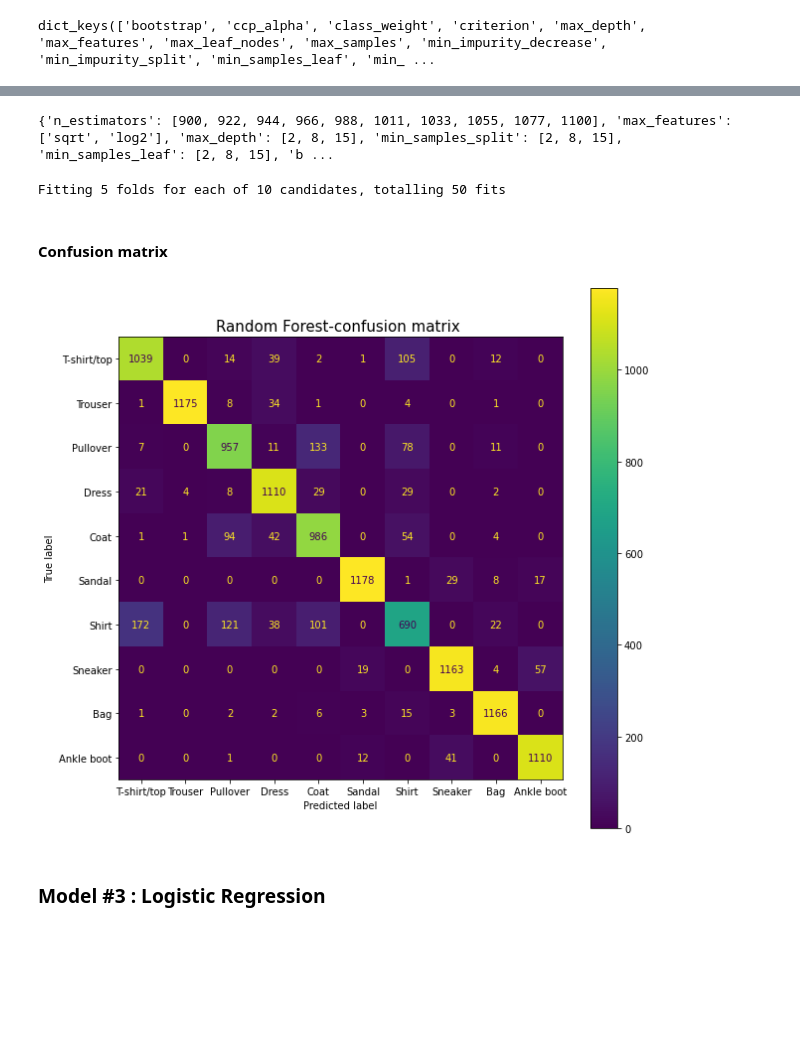
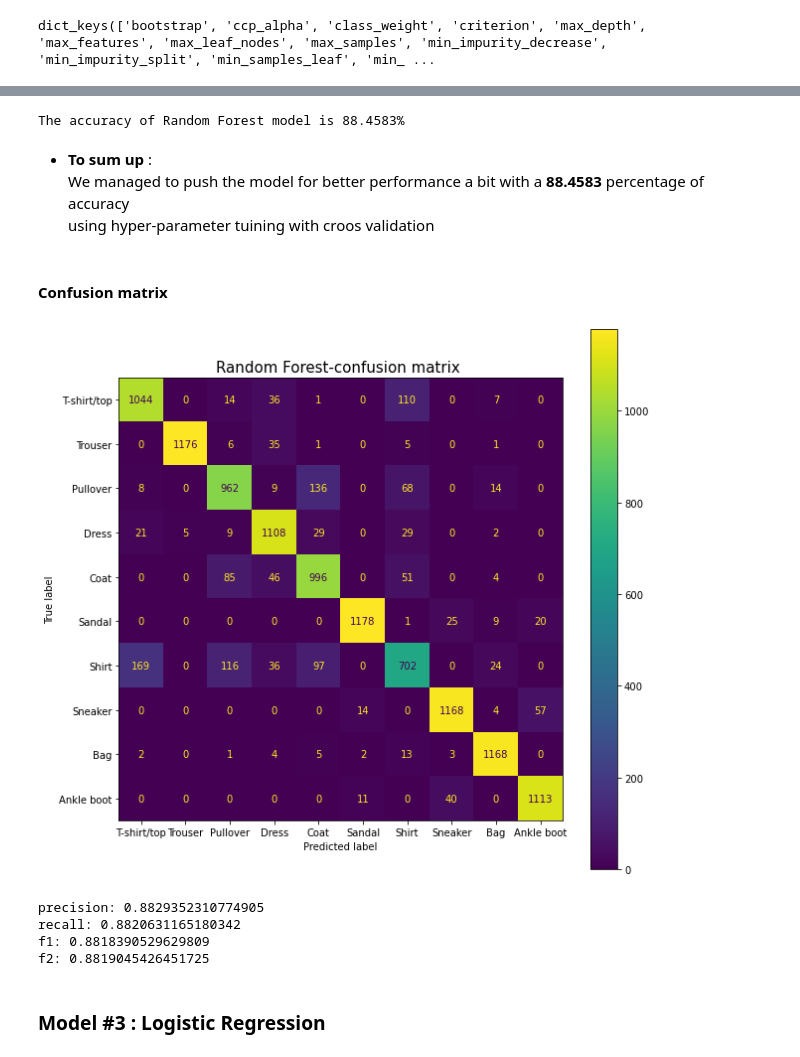
Before and after one commit to tomergozlan/Fashion_Mnist, a Jupyter notebook: fashion_mnist.ipynb, the cells around one changed output, grey strips where cells are left out. Drawn from its saved outputs; the diff is of its cells as text; code cells hidden in the pictures; blank space fills up the shorter version.

```diff
--- a/fashion_mnist.ipynb
+++ b/fashion_mnist.ipynb
@@ -507,0 +547,13 @@ The accuracy of Random Forest model is 88.2333%
+# %%
+n_range = [int(x) for x in np.linspace(start = 100, stop = 2000, num = 10)]
+scores = []
+for n in n_range:
+    random_forest = RandomForestClassifier(n_estimators=n)
+    random_forest.fit(X_train,Y_train)
+    y_predict_random_forest = random_forest.predict(X_test)
+    scores.append(metrics.accuracy_score(Y_test,y_predict_random_forest))
+    print(f"The score for n_estimators = {n} is:", metrics.accuracy_score(Y_test,y_predict_random_forest))
+
+plt.plot(n_range, scores)
+plt.xlabel('Value of n for random forest n_estimators')
+plt.ylabel('Testing Accuracy')
@@ -507,0 +573,6 @@ The accuracy of Random Forest model is 88.2333%
+# %%
+# Search for better n_estimators=2000 randomly choose to get a sense of what's coming after 1000
+random_forest = RandomForestClassifier(n_estimators=2000)
+random_forest.fit(X_train,Y_train)
+y_predict_random_forest = random_forest.predict(X_test)
+print(f"The score for n_estimators = {2000} is:", metrics.accuracy_score(Y_test,y_predict_random_forest))
@@ -519,10 +617,0 @@ min_samples_leaf = [int(x) for x in np.linspace(start = 2, stop = 15, num = 3)]
-# %%
-param_grid = {'n_estimators': n_estimators,
-               'max_features': max_features,
-               'max_depth': max_depth,
-               'min_samples_split': min_samples_split,
-               'min_samples_leaf': min_samples_leaf,
-               'bootstrap': bootstrap}
-print(param_grid)
-# %% [output]
-{'n_estimators': [900, 922, 944, 966, 988, 1011, 1033, 1055, 1077, 1100], 'max_features': ['sqrt', 'log2'], 'max_depth': [2, 8, 15], 'min_samples_split': [2, 8, 15], 'min_samples_leaf': [2, 8, 15], 'b ...
@@ -531,4 +617,0 @@ random_forest_RandomGrid = RandomizedSearchCV(estimator = random_forest, param_d
-# %%
-random_forest_RandomGrid.fit(X_train, Y_train)
-# %% [output]
-Fitting 5 folds for each of 10 candidates, totalling 50 fits
@@ -539,27 +618,46 @@ print(random_forest_RandomGrid.best_score_)
+# %%
+# Finally the best score model with tuning hyperparameters
+random_forest = RandomForestClassifier(n_estimators=800,max_depth=50,n_jobs=4)
+random_forest.fit(X_train, Y_train)
+y_predict_random_forest = random_forest.predict(X_test)
+random_forest_accuracy = accuracy_score(Y_test,y_predict_random_forest)
+# %%
+print("The accuracy of Random Forest model is {:0.4f}%".format(random_forest_accuracy*100))
+# %% [output]
+The accuracy of Random Forest model is 88.4583%
+# %% [markdown]
+- **To sum up** : <br>
+We managed to push the model for better performance a bit with a **88.4583** percentage of accuracy <br>
+using hyper-parameter tuining with croos validation
 # %% [markdown]
 #### Confusion matrix
 # %%
 # Plot confusion matrix
 confusion_matrix_random_forest = confusion_matrix(Y_test, y_predict_random_forest)
-ConfusionMatrixDisplay_random_forest = ConfusionMatrixDisplay(confusion_matrix_random_forest, display_labels=['T-shirt/top', 'Trouser', 'Pullover',
-                        'Dress', 'Coat', 'Sandal', 'Shirt',
-                        'Sneaker', 'Bag', 'Ankle boot'])
-fig, ax = plt.subplots(figsize=(10,10))
+ConfusionMatrixDisplay_random_forest = ConfusionMatrixDisplay(confusion_matrix_random_forest,
+                                                              display_labels=['T-shirt/top', 'Trouser', 'Pullover', 'Dress', 'Coat',
+                                                                              'Sandal', 'Shirt', 'Sneaker', 'Bag', 'Ankle boot'])
+
+fig,ax = plt.subplots(figsize=(10,10))
 plt.title("Random Forest-confusion matrix ", size=15)
 ConfusionMatrixDisplay_random_forest.plot(ax=ax);
 # %% [output]
-[figure, old version]
+[figure, new version]
 # %%
-# Classification Report
-random_forest_prec = precision_score(y_predict_random_forest,Y_test)
+# Classification report
+random_forest_prec = precision_score(y_predict_random_forest,Y_test, average='macro')
 print('precision:',random_forest_prec)
-random_forest_recall = recall_score(y_predict_random_forest,Y_test)
+random_forest_recall = recall_score(y_predict_random_forest,Y_test, average='macro')
 print('recall:',random_forest_recall)
-random_forest_f1 = f1_score(y_predict_random_forest,Y_test)
+random_forest_f1 = f1_score(y_predict_random_forest,Y_test, average='macro')
 print('f1:',random_forest_f1)
-random_forest_acc = accuracy_score(y_predict_random_forest,Y_test)
-print("f2:",metrics.fbeta_score(y_predict_random_forest,Y_test, beta=3))
-print('accuracy:',random_forest_accuracy)
+random_forest_f2 = metrics.fbeta_score(y_predict_random_forest, Y_test, beta=3,average='macro')
+print("f2:",random_forest_f2)
+# %% [output]
+precision: 0.8829352310774905
+recall: 0.8820631165180342
+f1: 0.8818390529629809
+f2: 0.8819045426451725
 # %% [markdown]
 ### Model #3 : Logistic Regression
 # %%
```
Also changed, not shown: parts of 114 cells of this notebook.
